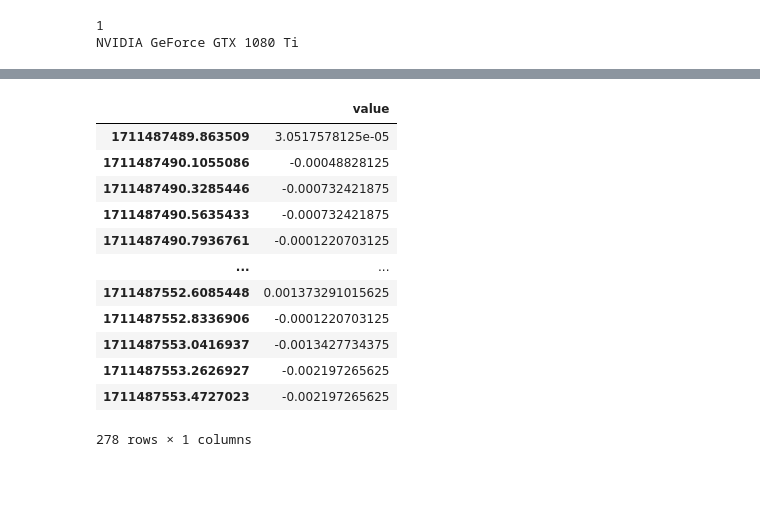
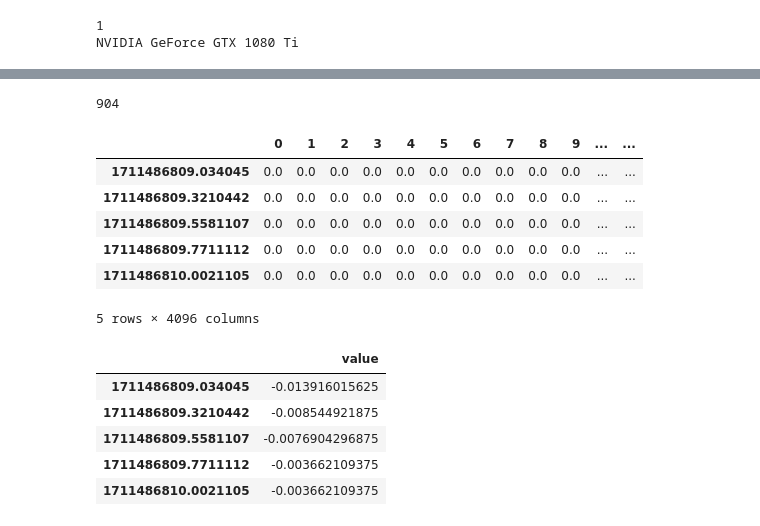
Before and after one commit to FilippYV/ETS_Autopilot, a Jupyter notebook: code_programm/whel_neural_network/dataset.ipynb, the cells around one changed output, grey strips where cells are left out. Saved outputs shown, nothing was run; the diff lists cells and outputs as text; code cells hidden in the pictures; blank space fills up the shorter version.

```diff
--- a/code_programm/whel_neural_network/dataset.ipynb
+++ b/code_programm/whel_neural_network/dataset.ipynb
@@ -123,19 +97,7 @@ with open(path, 'r') as file:
         # Обрабатываем каждую строку
         wheel_ets_train_y.loc[line.strip().split(',')[0]] = [line.strip().split(',')[1]]
 # %%
-wheel_ets_train_y
+len(wheel_ets_train_y)
 # %% [output]
-|  | value |
-| 1711487489.863509 | 3.0517578125e-05 |
-| 1711487490.1055086 | -0.00048828125 |
-| 1711487490.3285446 | -0.000732421875 |
-| 1711487490.5635433 | -0.000732421875 |
-| 1711487490.7936761 | -0.0001220703125 |
-| ... | ... |
-| 1711487552.6085448 | 0.001373291015625 |
-| 1711487552.8336906 | -0.0001220703125 |
-| 1711487553.0416937 | -0.0013427734375 |
-| 1711487553.2626927 | -0.002197265625 |
-| 1711487553.4727023 | -0.002197265625 |
-278 rows × 1 columns
+904
 # %%
@@ -142,0 +105,19 @@ wheel_ets_train_y.to_csv(r'C:\PycharmProjects\ETS_Autopilot\dataset_for_wheel_nn
+# %%
+wheel_ets_train_x.head()
+# %% [output]
+|  | 0 | 1 | 2 | 3 | 4 | 5 | 6 | 7 | 8 | 9 | ... | ... |
+| 1711486809.034045 | 0.0 | 0.0 | 0.0 | 0.0 | 0.0 | 0.0 | 0.0 | 0.0 | 0.0 | 0.0 | ... | ... |
+| 1711486809.3210442 | 0.0 | 0.0 | 0.0 | 0.0 | 0.0 | 0.0 | 0.0 | 0.0 | 0.0 | 0.0 | ... | ... |
+| 1711486809.5581107 | 0.0 | 0.0 | 0.0 | 0.0 | 0.0 | 0.0 | 0.0 | 0.0 | 0.0 | 0.0 | ... | ... |
+| 1711486809.7711112 | 0.0 | 0.0 | 0.0 | 0.0 | 0.0 | 0.0 | 0.0 | 0.0 | 0.0 | 0.0 | ... | ... |
+| 1711486810.0021105 | 0.0 | 0.0 | 0.0 | 0.0 | 0.0 | 0.0 | 0.0 | 0.0 | 0.0 | 0.0 | ... | ... |
+5 rows × 4096 columns
+# %%
+wheel_ets_train_y.head()
+# %% [output]
+|  | value |
+| 1711486809.034045 | -0.013916015625 |
+| 1711486809.3210442 | -0.008544921875 |
+| 1711486809.5581107 | -0.0076904296875 |
+| 1711486809.7711112 | -0.003662109375 |
+| 1711486810.0021105 | -0.003662109375 |
```
Also changed, not shown: parts of 18 cells of this notebook, 16 other files.
